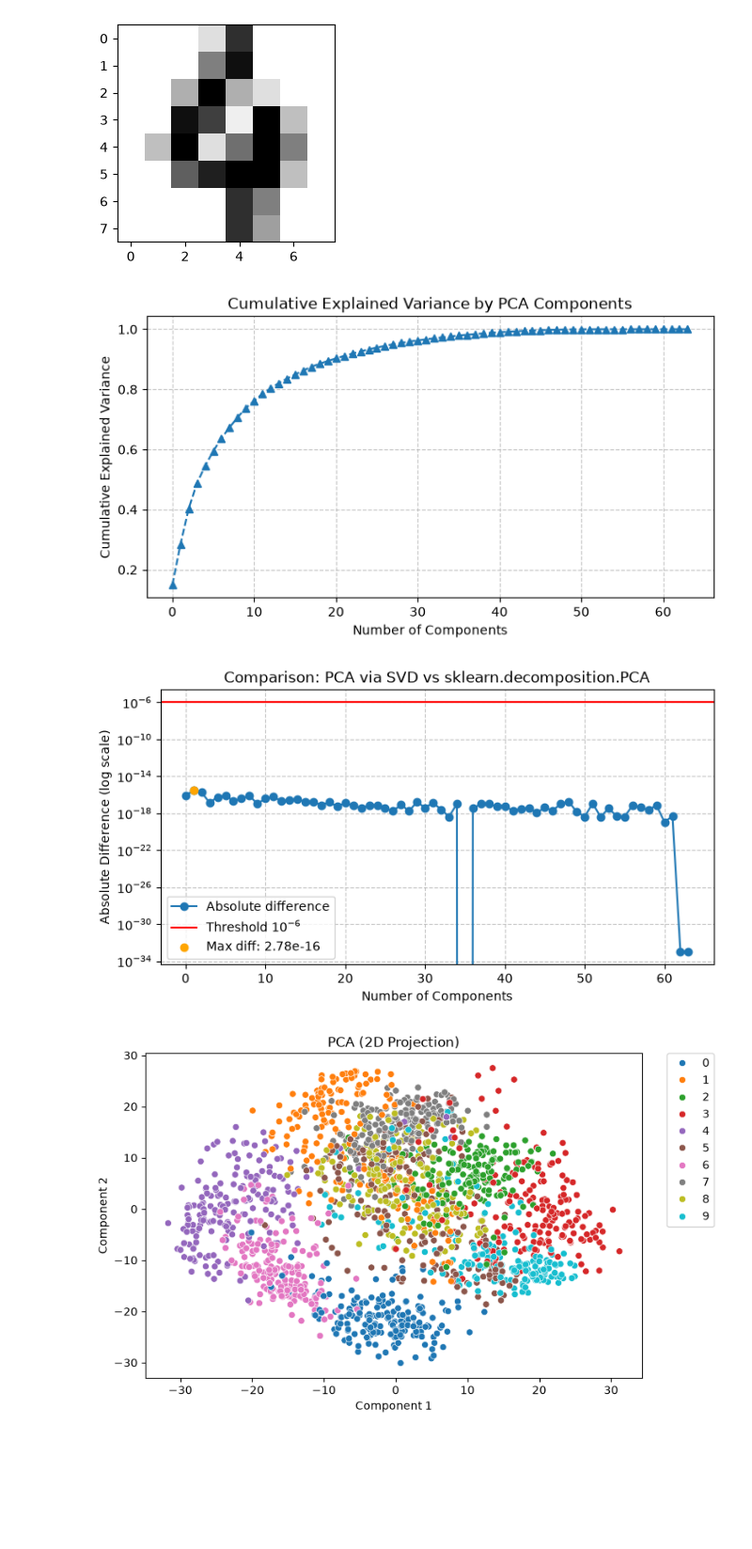
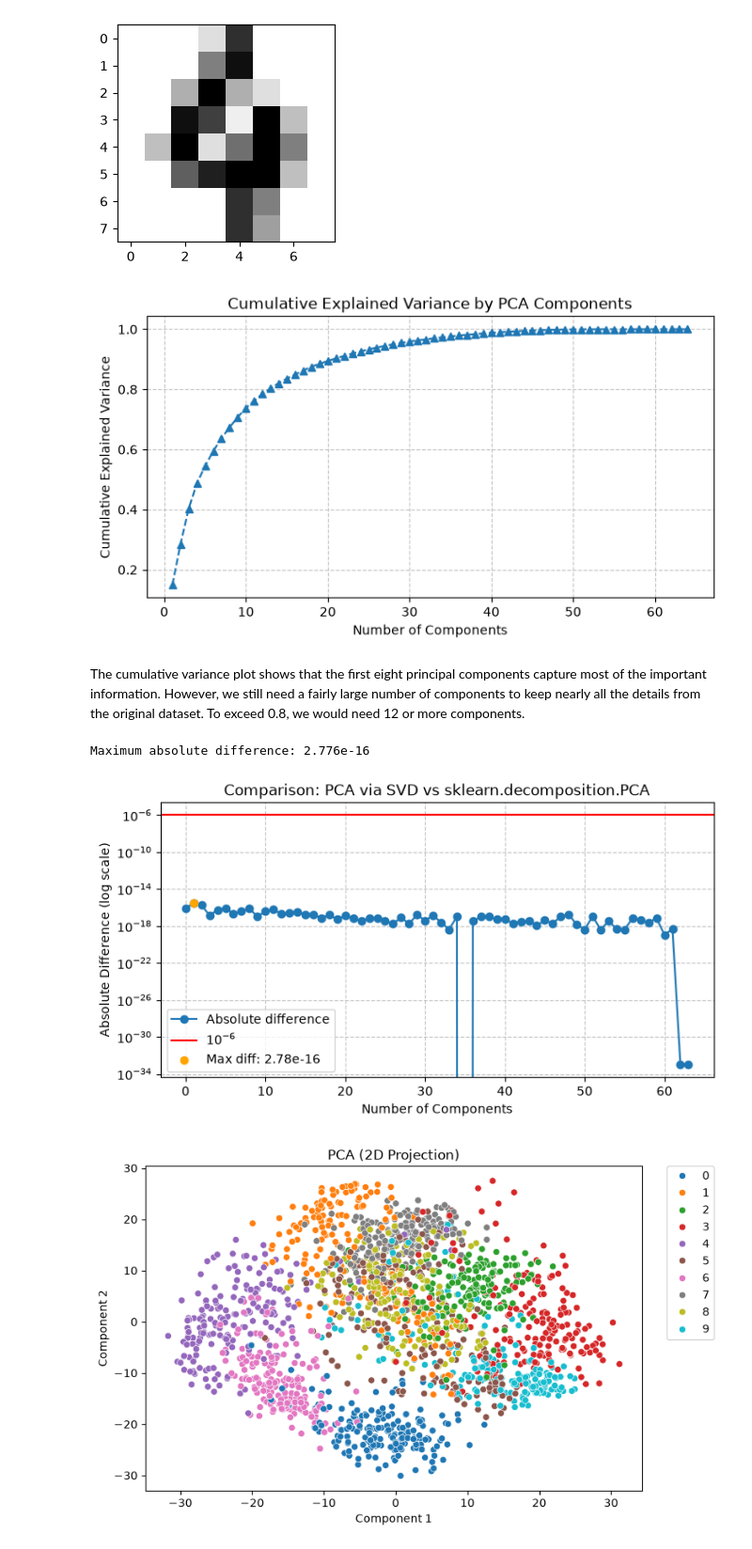
Before and after one commit to Jagaxxx/AUD_labs, a Jupyter notebook: Problem Set 1/l1.ipynb, the cells around one changed output. Shown at 94% size. Cells and saved outputs as stored; diff of their text form; code cells hidden in the pictures; blank space fills up the shorter version.

```diff
--- a/Problem Set 1/l1.ipynb
+++ b/Problem Set 1/l1.ipynb
@@ -117,13 +117,15 @@ $$\frac{1}{2} \le \frac{1}{6} + \frac{1}{3} = \frac{1}{2} \quad \Rightarrow \qua
 8. Verify by reconstructing source data
 # %%
 def pca_via_svd(X: pd.DataFrame, n_components=None) -> tuple[np.ndarray, np.ndarray, np.ndarray]:
+    """Perform PCA using SVD."""
+    X = np.asarray(X, dtype=float)
     X_centered = X - np.mean(X, axis=0)
 
     # X = U @ diag(S) @ Vt
     U, S, Vt = linalg.svd(X_centered, full_matrices=False)
 
     n_samples = X.shape[0]
-    eigenvalues = S**2 / (n_samples - 1)
+    eigenvalues = S**2 / (n_samples - 1)  #explained variance
     eigenvectors = Vt.T   # columns of Vt.T are the normalized eigenvectors of the matrix X.T @ X
 
     idx_sorted = np.argsort(eigenvalues)[::-1]
@@ -154,16 +156,18 @@ plt.show()
 # %%
 _, expl_var_ratio, _ = pca_via_svd(X_digits)
 cum_expl_var = np.cumsum(expl_var_ratio)
 
 plt.figure(figsize=(8, 4))
-plt.plot(cum_expl_var, marker='^', linestyle='--')
+plt.plot(np.arange(1, len(cum_expl_var) + 1), cum_expl_var, marker='^', linestyle='--')
 plt.title('Cumulative Explained Variance by PCA Components')
 plt.xlabel('Number of Components')
 plt.ylabel('Cumulative Explained Variance')
 plt.grid(True, linestyle='--', alpha=0.7)
 plt.show()
 # %% [output]
-[figure, old version]
+[figure, new version]
+# %% [markdown]
+The cumulative variance plot shows that the first eight principal components capture most of the important information. However, we still need a fairly large number of components to keep nearly all the details from the original dataset. To exceed 0.8, we would need 12 or more components.
 # %%
 sklearn_pca = PCA().fit(X_digits)
 pca_diff = np.abs(expl_var_ratio - sklearn_pca.explained_variance_ratio_)
@@ -171,9 +175,11 @@ pca_diff = np.abs(expl_var_ratio - sklearn_pca.explained_variance_ratio_)
 max_diff_idx = np.argmax(pca_diff)
 max_diff_val = pca_diff[max_diff_idx]
 
+print(f"Maximum absolute difference: {max_diff_val:.3e}")
+
 plt.figure(figsize=(8, 4))
 plt.plot(pca_diff, marker='o', label='Absolute difference')
-plt.axhline(y=10**(-6), color='red', label='Threshold $10^{-6}$')
+plt.axhline(y=10**(-6), color='red', label='$10^{-6}$')
 plt.scatter(max_diff_idx, max_diff_val, color='orange', zorder=5, label=f'Max diff: {max_diff_val:.2e}')
 
 plt.yscale('log')
@@ -184,7 +190,8 @@ plt.legend(loc='best')
 plt.grid(True, linestyle="--", alpha=0.7)
 plt.show()
 # %% [output]
+Maximum absolute difference: 2.776e-16
-[figure, old version]
+[figure, new version]
 # %%
 X_transformed_2d, _, _ = pca_via_svd(X_digits, n_components=2)
 
```
Also changed, not shown: parts of 3 cells of this notebook.
